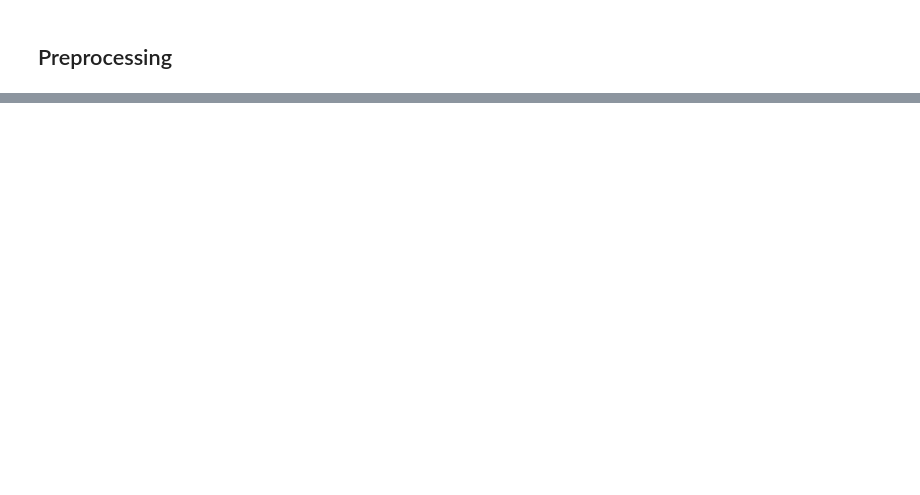
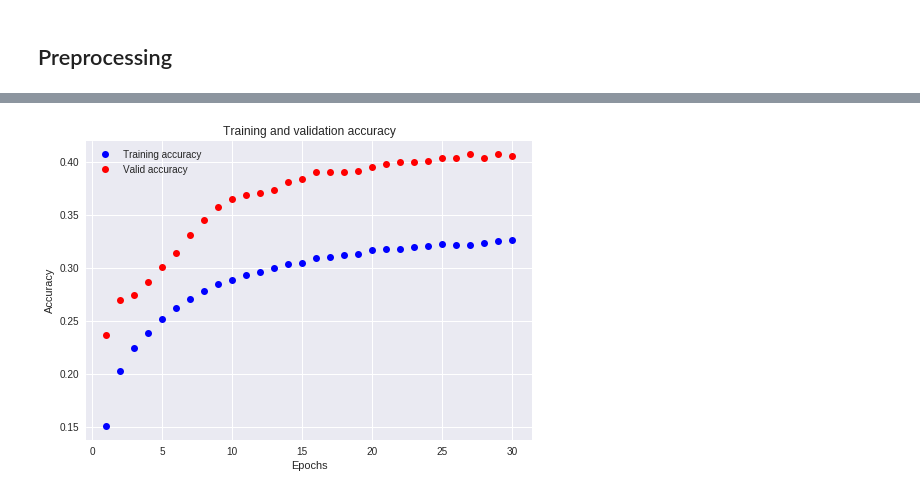
Before and after one commit to shirleyzz/cap5610_machineleanrning, a Jupyter notebook: Assignment2/HW2(2).ipynb, the cells around one changed output, grey strips where cells are left out. Cells and saved outputs as stored; diff of their text form; code cells hidden in the pictures; blank space fills up the shorter version.

```diff
--- a/Assignment2/HW2(2).ipynb
+++ b/Assignment2/HW2(2).ipynb
@@ -128,0 +139,12 @@ Test accuracy: 0.1
+# %%
+acc_values = history_dict['acc']
+test_acc_values = history_dict['val_acc']
+plt.plot(epochs_range, acc_values, 'bo', label='Training accuracy')
+plt.plot(epochs_range, test_acc_values, 'ro', label='Valid accuracy')
+plt.title('Training and validation accuracy')
+plt.xlabel('Epochs')
+plt.ylabel('Accuracy')
+plt.legend()
+plt.show()
+# %% [output]
+[figure, added]
```
Also changed, not shown: parts of 8 cells of this notebook.
